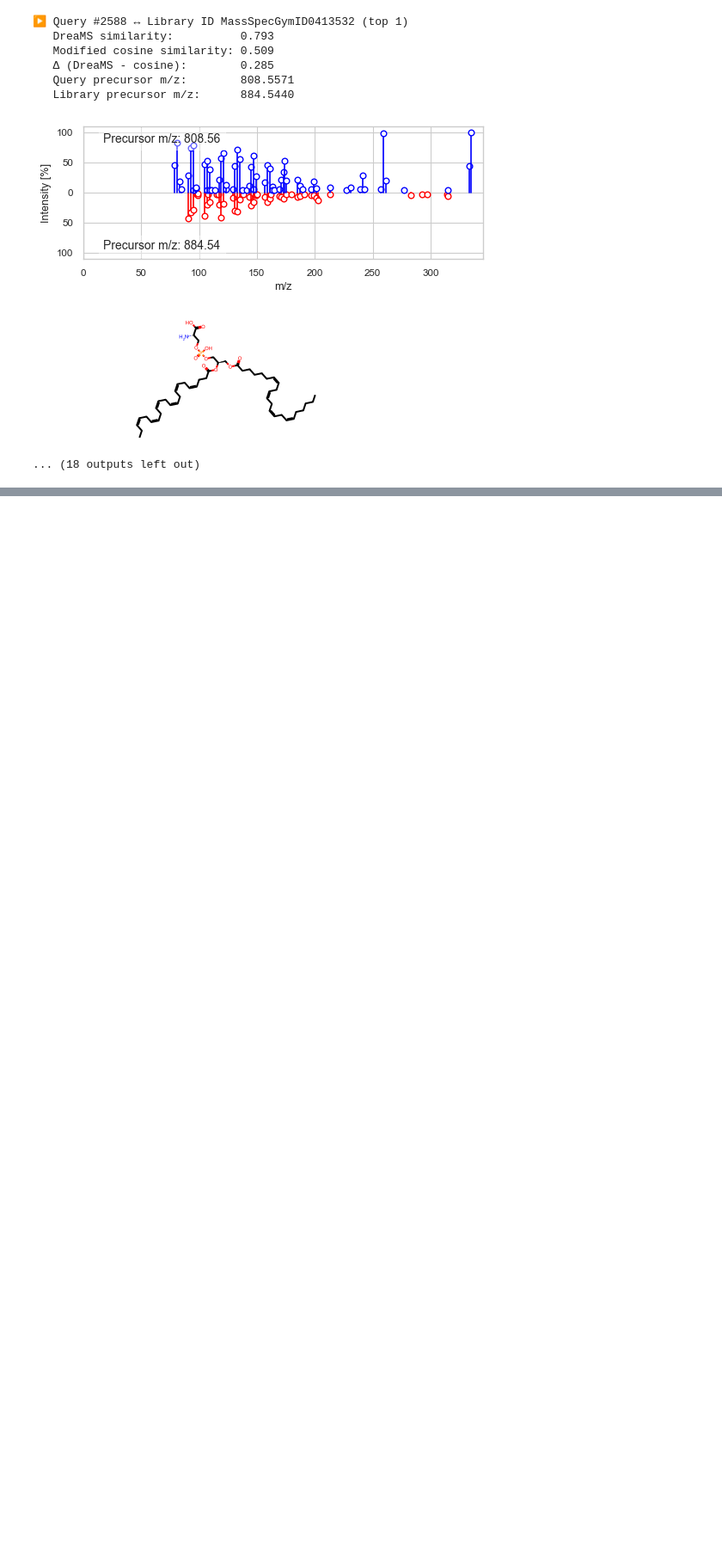
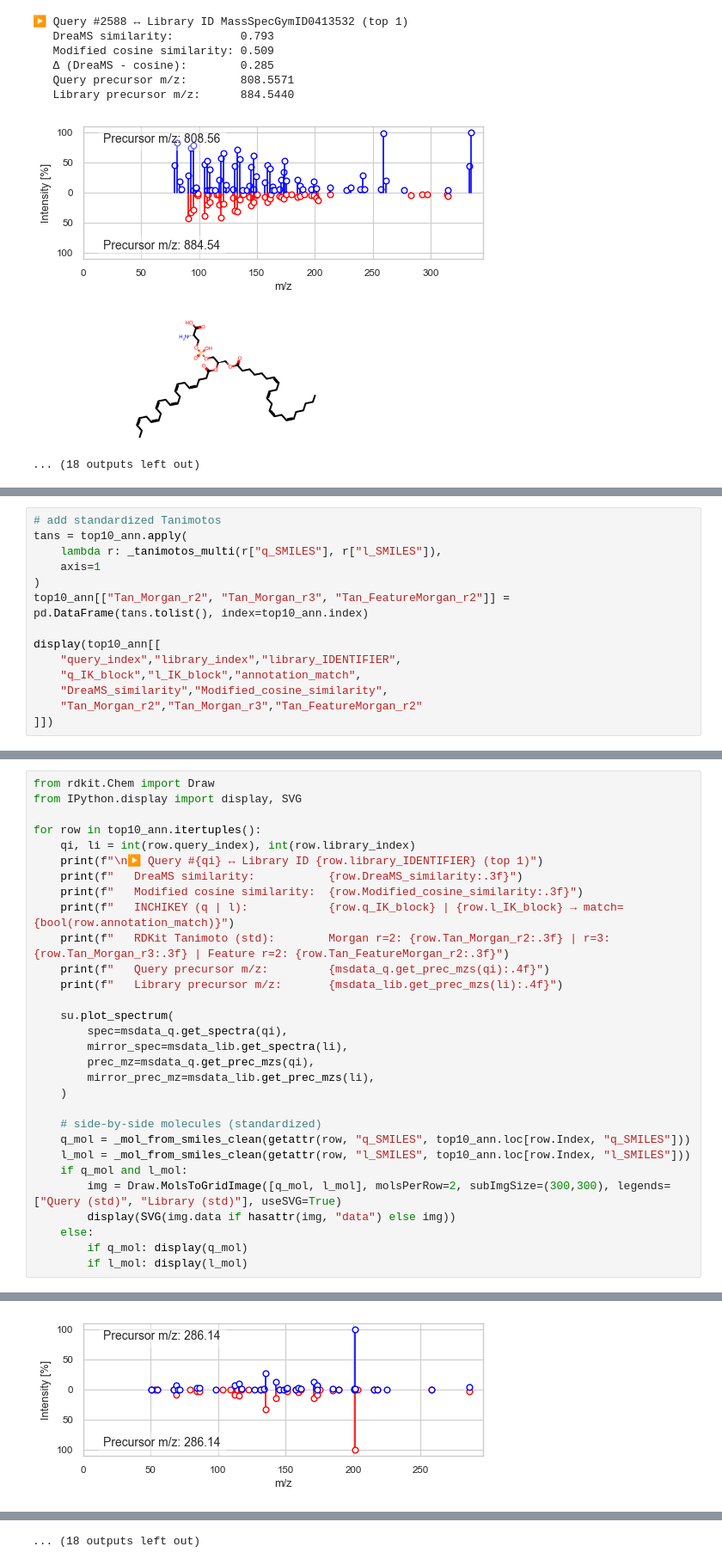
Before and after one commit to pluskal-lab/DreaMS_MIMB, a Jupyter notebook: notebooks/3_library_matching.ipynb, the cells around one changed output, grey strips where cells are left out. Shown at 86% size. Cells and saved outputs as stored; diff of their text form; blank space fills up the shorter version.

Commit message:
investigating matched mol

```diff
--- a/notebooks/3_library_matching.ipynb
+++ b/notebooks/3_library_matching.ipynb
@@ -610,0 +797,14 @@ for row in top10_disagree.itertuples():
+# %%
+# add standardized Tanimotos
+tans = top10_ann.apply(
+    lambda r: _tanimotos_multi(r["q_SMILES"], r["l_SMILES"]),
+    axis=1
+)
+top10_ann[["Tan_Morgan_r2", "Tan_Morgan_r3", "Tan_FeatureMorgan_r2"]] = pd.DataFrame(tans.tolist(), index=top10_ann.index)
+
+display(top10_ann[[
+    "query_index","library_index","library_IDENTIFIER",
+    "q_IK_block","l_IK_block","annotation_match",
+    "DreaMS_similarity","Modified_cosine_similarity",
+    "Tan_Morgan_r2","Tan_Morgan_r3","Tan_FeatureMorgan_r2"
+]])
@@ -610,0 +823,31 @@ for row in top10_disagree.itertuples():
+# %%
+from rdkit.Chem import Draw
+from IPython.display import display, SVG
+
+for row in top10_ann.itertuples():
+    qi, li = int(row.query_index), int(row.library_index)
+    print(f"\n▶ Query #{qi} ↔ Library ID {row.library_IDENTIFIER} (top 1)")
+    print(f"   DreaMS similarity:           {row.DreaMS_similarity:.3f}")
+    print(f"   Modified cosine similarity:  {row.Modified_cosine_similarity:.3f}")
+    print(f"   INCHIKEY (q | l):            {row.q_IK_block} | {row.l_IK_block} → match={bool(row.annotation_match)}")
+    print(f"   RDKit Tanimoto (std):        Morgan r=2: {row.Tan_Morgan_r2:.3f} | r=3: {row.Tan_Morgan_r3:.3f} | Feature r=2: {row.Tan_FeatureMorgan_r2:.3f}")
+    print(f"   Query precursor m/z:         {msdata_q.get_prec_mzs(qi):.4f}")
+    print(f"   Library precursor m/z:       {msdata_lib.get_prec_mzs(li):.4f}")
+
+    su.plot_spectrum(
+        spec=msdata_q.get_spectra(qi),
+        mirror_spec=msdata_lib.get_spectra(li),
+        prec_mz=msdata_q.get_prec_mzs(qi),
+        mirror_prec_mz=msdata_lib.get_prec_mzs(li),
+    )
+
+    # side-by-side molecules (standardized)
+    q_mol = _mol_from_smiles_clean(getattr(row, "q_SMILES", top10_ann.loc[row.Index, "q_SMILES"]))
+    l_mol = _mol_from_smiles_clean(getattr(row, "l_SMILES", top10_ann.loc[row.Index, "l_SMILES"]))
+    if q_mol and l_mol:
+        img = Draw.MolsToGridImage([q_mol, l_mol], molsPerRow=2, subImgSize=(300,300), legends=["Query (std)", "Library (std)"], useSVG=True)
+        display(SVG(img.data if hasattr(img, "data") else img))
+    else:
+        if q_mol: display(q_mol)
+        if l_mol: display(l_mol)
+# %% [output]
@@ -610,0 +861 @@ for row in top10_disagree.itertuples():
+[figure, added]
@@ -610,0 +890 @@ for row in top10_disagree.itertuples():
+... (18 outputs left out)
```
Also changed, not shown: parts of 5 cells of this notebook.
